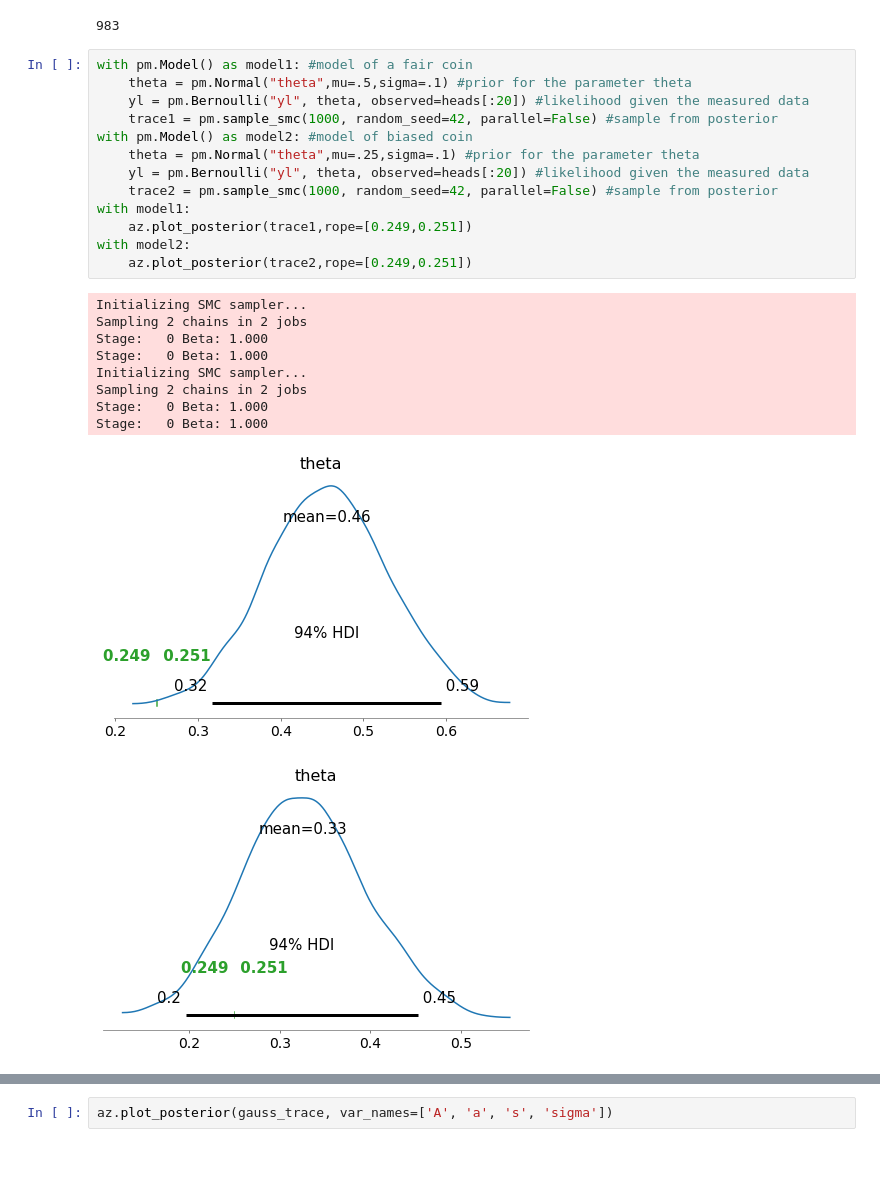
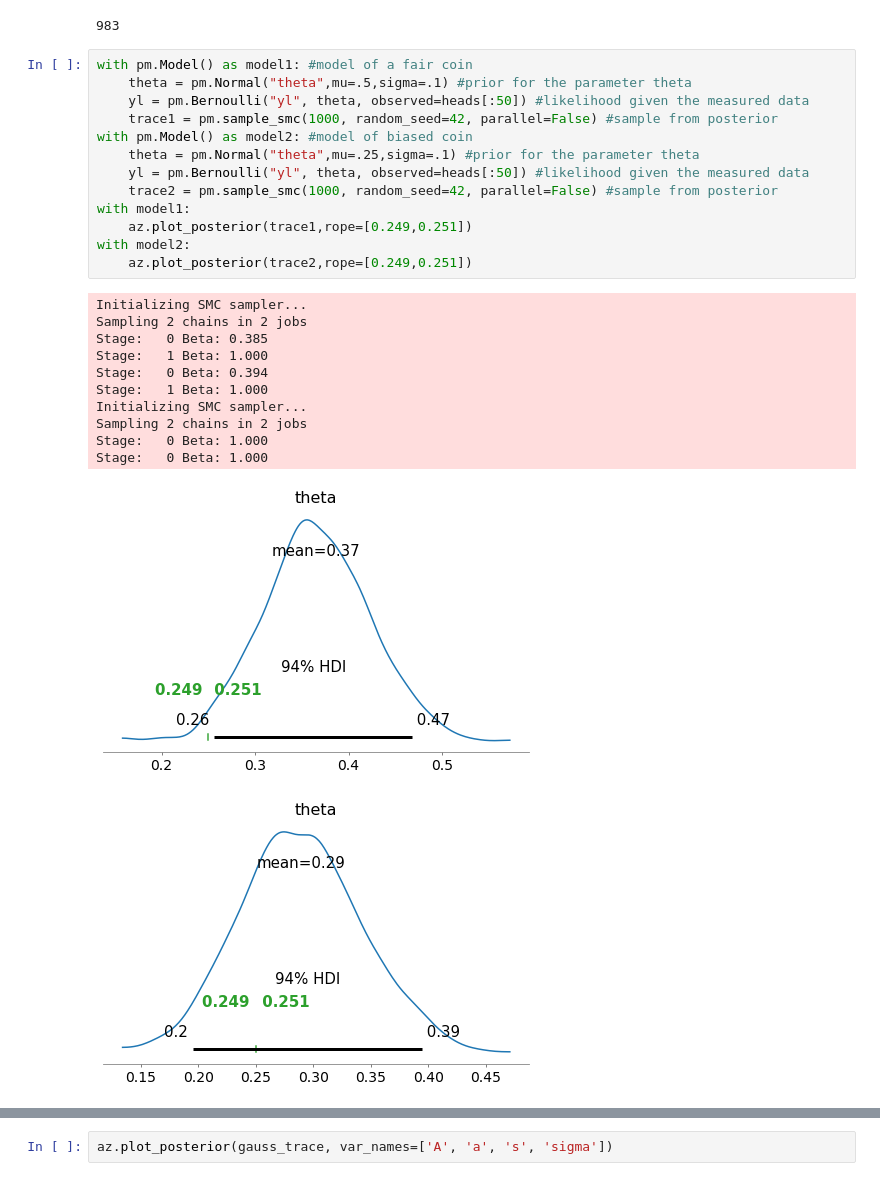
Before and after one commit to dschuechter/physics760_schuechter_krause, a Jupyter notebook: final_project/Code/Bayesian_model_selection_Testing.ipynb, the cells around one changed output, grey strips where cells are left out. Saved outputs shown, nothing was run; the diff lists cells and outputs as text.

```diff
--- a/final_project/Code/Bayesian_model_selection_Testing.ipynb
+++ b/final_project/Code/Bayesian_model_selection_Testing.ipynb
@@ -20,27 +20,29 @@ np.sum(heads)
 # %%
 with pm.Model() as model1: #model of a fair coin
     theta = pm.Normal("theta",mu=.5,sigma=.1) #prior for the parameter theta
-    yl = pm.Bernoulli("yl", theta, observed=heads[:20]) #likelihood given the measured data
+    yl = pm.Bernoulli("yl", theta, observed=heads[:50]) #likelihood given the measured data
     trace1 = pm.sample_smc(1000, random_seed=42, parallel=False) #sample from posterior
 with pm.Model() as model2: #model of biased coin
     theta = pm.Normal("theta",mu=.25,sigma=.1) #prior for the parameter theta
-    yl = pm.Bernoulli("yl", theta, observed=heads[:20]) #likelihood given the measured data
+    yl = pm.Bernoulli("yl", theta, observed=heads[:50]) #likelihood given the measured data
     trace2 = pm.sample_smc(1000, random_seed=42, parallel=False) #sample from posterior
 with model1:
     az.plot_posterior(trace1,rope=[0.249,0.251])
 with model2:
     az.plot_posterior(trace2,rope=[0.249,0.251])
 # %% [output]
+Initializing SMC sampler...
+Sampling 2 chains in 2 jobs
+Stage:   0 Beta: 0.385
+Stage:   1 Beta: 1.000
+Stage:   0 Beta: 0.394
+Stage:   1 Beta: 1.000
 Initializing SMC sampler...
 Sampling 2 chains in 2 jobs
 Stage:   0 Beta: 1.000
 Stage:   0 Beta: 1.000
-Initializing SMC sampler...
-Sampling 2 chains in 2 jobs
-Stage:   0 Beta: 1.000
-Stage:   0 Beta: 1.000
-[figure, old version]
+[figure, new version]
-[figure, old version]
+[figure, new version]
 # %%
 theta_array=trace1["theta"]
 norm_const=len(trace1["theta"])
```
Also changed, not shown: parts of 11 cells of this notebook.
